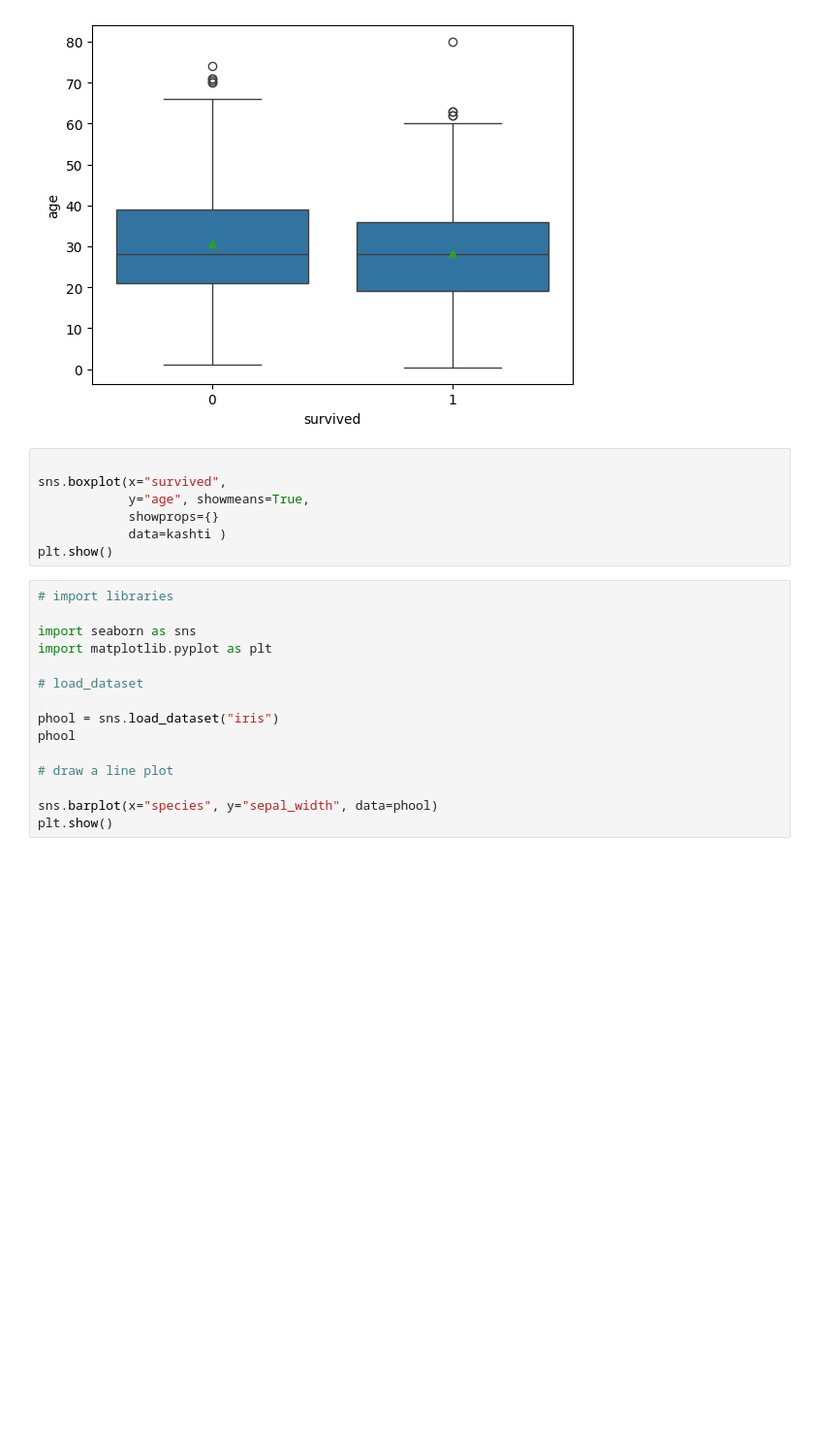
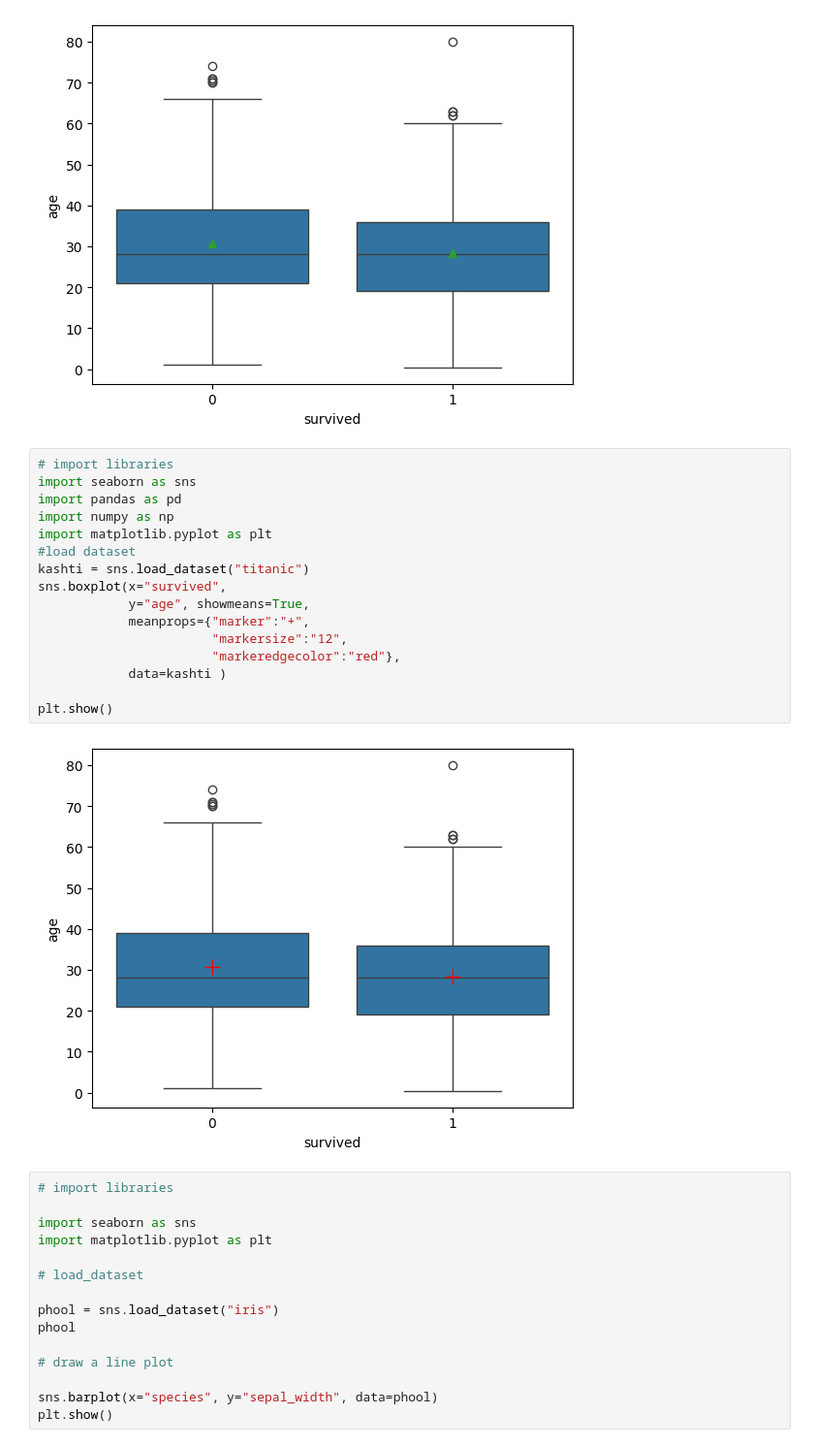
Before and after one commit to ahmadzulfiqar001/python-100-days-beginner-to-advance-, a Jupyter notebook: Day_11_of_python.ipynb, the cells around one changed output. Shown at 97% size. Drawn from its saved outputs; the diff is of its cells as text; blank space fills up the shorter version.

```diff
--- a/Day_11_of_python.ipynb
+++ b/Day_11_of_python.ipynb
@@ -32,13 +32,24 @@ sns.boxplot(x="survived",
 plt.show()
 # %% [output]
 [figure]
-# %%
-
-sns.boxplot(x="survived",
-            y="age", showmeans=True,
-            showprops={}
-            data=kashti )
-plt.show()
+# %%
+# import libraries
+import seaborn as sns
+import pandas as pd
+import numpy as np
+import matplotlib.pyplot as plt
+#load dataset
+kashti = sns.load_dataset("titanic")
+sns.boxplot(x="survived",
+            y="age", showmeans=True,
+            meanprops={"marker":"+",
+                       "markersize":"12",
+                       "markeredgecolor":"red"},
+            data=kashti )
+
+plt.show()
+# %% [output]
+[figure, added]
 # %%
 # import libraries
 
```
